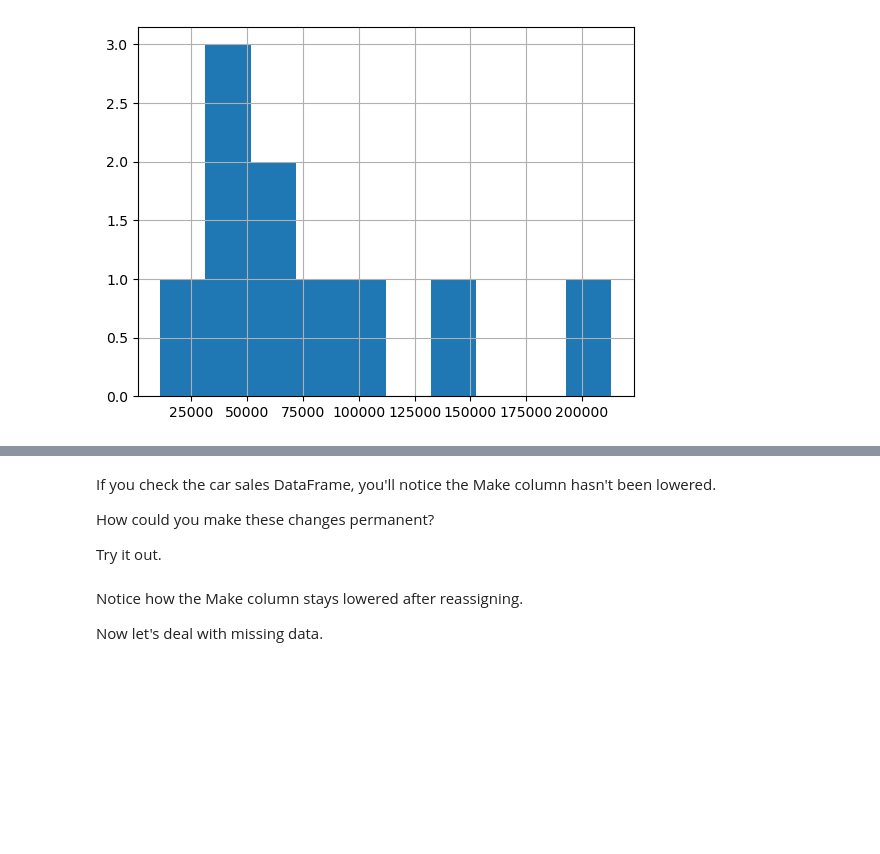
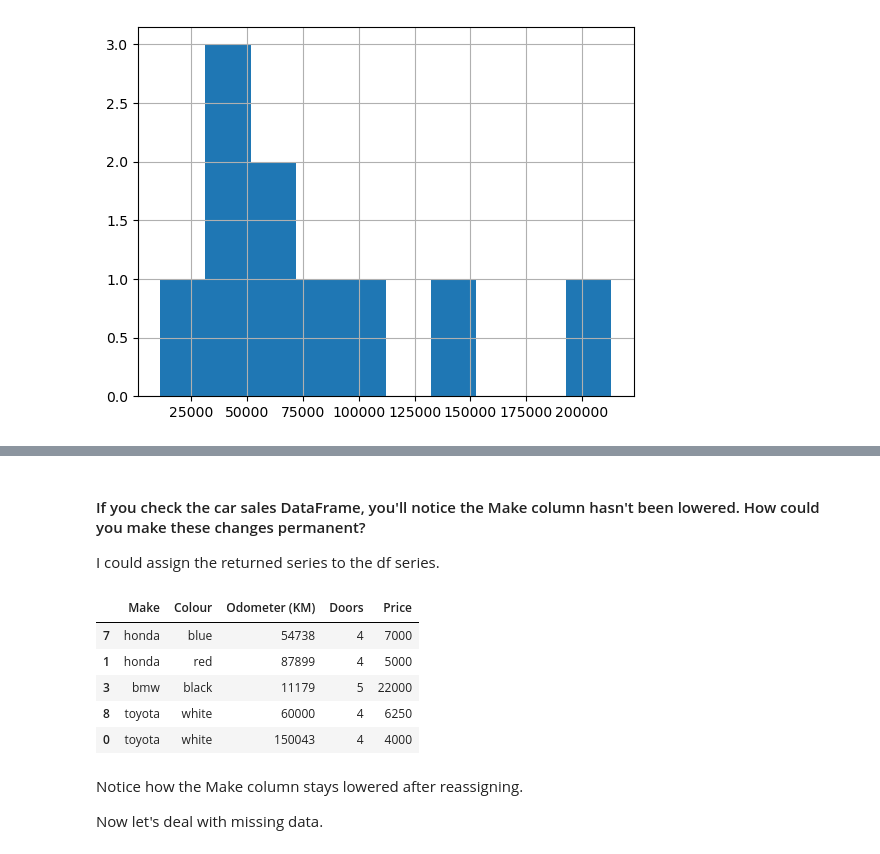
Before and after one commit to JinxSeven/ml-sandbox, a Jupyter notebook: pandas/pandas-exercises.ipynb, the cells around one changed output, grey strips where cells are left out. Drawn from its saved outputs; the diff is of its cells as text; code cells hidden in the pictures; blank space fills up the shorter version.

```diff
--- a/pandas/pandas-exercises.ipynb
+++ b/pandas/pandas-exercises.ipynb
@@ -41,7 +41,7 @@ car_data
 | 2 | M3 | Blue |
 # %%
 # Import "../data/car-sales.csv" and turn it into a DataFrame
-car_sales_df = pd.read_csv('../csv/car-sales.csv')
+car_sales_df = pd.read_csv('../data/car-sales.csv')
 car_sales_df.head()
 # %% [output]
 |  | Make | Colour | Odometer (KM) | Doors | Price |
@@ -277,5 +280,6 @@ And if you're still stuck, check out this [Stack Overflow question and answer on
 See how you can provide the example code there to the problem here.
 # %%
 # Remove the punctuation from price column
+car_sales_df['Price'] = car_sales_df['Price'].replace('[/$/,/]', "", regex=True)
 # %%
 # Check the changes to the price column
@@ -282,4 +299,6 @@ See how you can provide the example code there to the problem here.
 # %%
 # Remove the two extra zeros at the end of the price column
+# Change the datatype of the Price column to integers
+car_sales_df['Price'] = pd.to_numeric(car_sales_df['Price']).astype(int)
 # %%
 # Check the changes to the Price column
@@ -290,13 +333,20 @@ See how you can provide the example code there to the problem here.
 # %% [markdown]
-If you check the car sales DataFrame, you'll notice the Make column hasn't been lowered.
-
-How could you make these changes permanent?
-
-Try it out.
+#### If you check the car sales DataFrame, you'll notice the Make column hasn't been lowered. How could you make these changes permanent?
+I could assign the returned series to the df series.
 # %%
 # Make lowering the case of the Make column permanent
+car_sales_df['Make'] = car_sales_df['Make'].str.lower()
+car_sales_df['Colour'] = car_sales_df['Colour'].str.lower()
 # %%
 # Check the car sales DataFrame
+car_sales_df.sample(5)
+# %% [output]
+|  | Make | Colour | Odometer (KM) | Doors | Price |
+| 7 | honda | blue | 54738 | 4 | 7000 |
+| 1 | honda | red | 87899 | 4 | 5000 |
+| 3 | bmw | black | 11179 | 5 | 22000 |
+| 8 | toyota | white | 60000 | 4 | 6250 |
+| 0 | toyota | white | 150043 | 4 | 4000 |
 # %% [markdown]
 Notice how the Make column stays lowered after reassigning.
 
```
Also changed, not shown: parts of 9 cells of this notebook, 2 other files.
